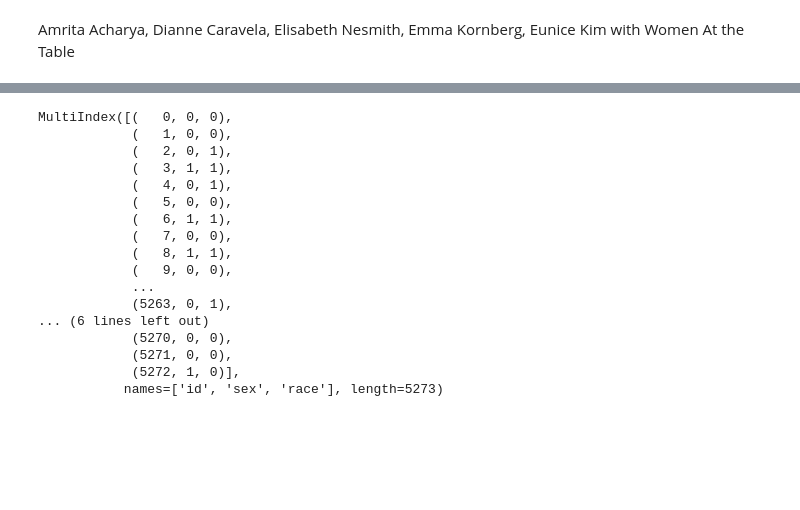
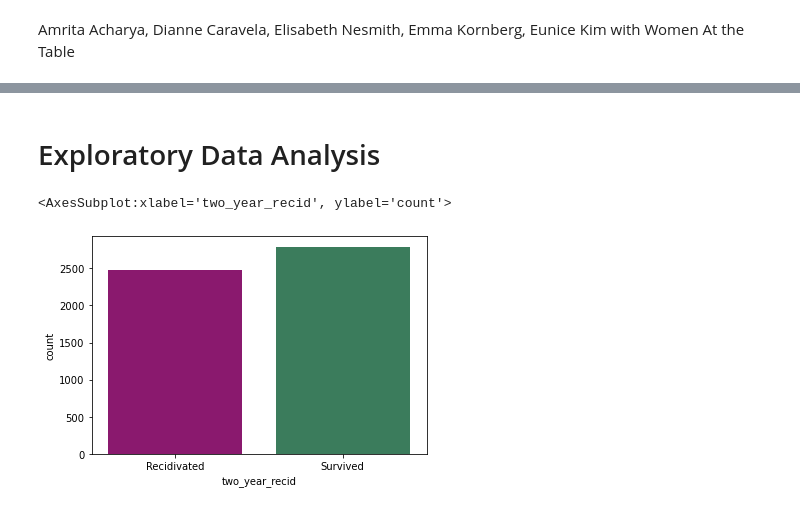
Before and after one commit to enesmith/womenatthetable, a Jupyter notebook: COMPAS Race Analysis.ipynb, the cells around one changed output, grey strips where cells are left out. Cells and saved outputs as stored; diff of their text form; code cells hidden in the pictures; blank space fills up the shorter version.

Commit message:
created initial EDA plots

```diff
--- a/COMPAS Race Analysis.ipynb
+++ b/COMPAS Race Analysis.ipynb
@@ -219,22 +220,24 @@ X.index = pd.MultiIndex.from_arrays(X.index.codes, names=X.index.names)
 y.index = pd.MultiIndex.from_arrays(y.index.codes, names=y.index.names)
 # 0 is Male, 1 is Female
 # 5 is Other, 0 is African American, 1 is Asian, 2 is Caucasian, 3 is Hispanic, 4 is Native American
-X.index
-# %% [output]
-MultiIndex([(   0, 0, 0),
-            (   1, 0, 0),
-            (   2, 0, 1),
-            (   3, 1, 1),
-            (   4, 0, 1),
-            (   5, 0, 0),
-            (   6, 1, 1),
-            (   7, 0, 0),
-            (   8, 1, 1),
-            (   9, 0, 0),
-            ...
-            (5263, 0, 1),
-... (6 lines left out)
-            (5270, 0, 0),
-            (5271, 0, 0),
-            (5272, 1, 0)],
-           names=['id', 'sex', 'race'], length=5273)
+# %%
+# set target class to 0/1
+y = pd.Series(y.factorize(sort=True)[0], index=y.index)
+# %% [markdown]
+# Exploratory Data Analysis
+# %%
+## need to figure out how to drop non black or white race rows from y
+df_viz = X.copy()
+df_viz['race'] = X['race'].replace({2.0: 'Caucasian', 0.0: 'African-American'})
+df_viz['two_year_recid'] = y.replace({1:'Recidivated', 0: 'Survived'})
+df_viz.index = df_viz.index.droplevel('race')
+
+purple = '#9d0677'
+green = '#30875c'
+workshop_palette = [purple, green]
+# %%
+# barplot of recividism
+sns.countplot(x='two_year_recid', data=df_viz, palette=workshop_palette)
+# %% [output]
+<AxesSubplot:xlabel='two_year_recid', ylabel='count'>
+[figure, added]
```
Also changed, not shown: parts of 6 cells of this notebook.
